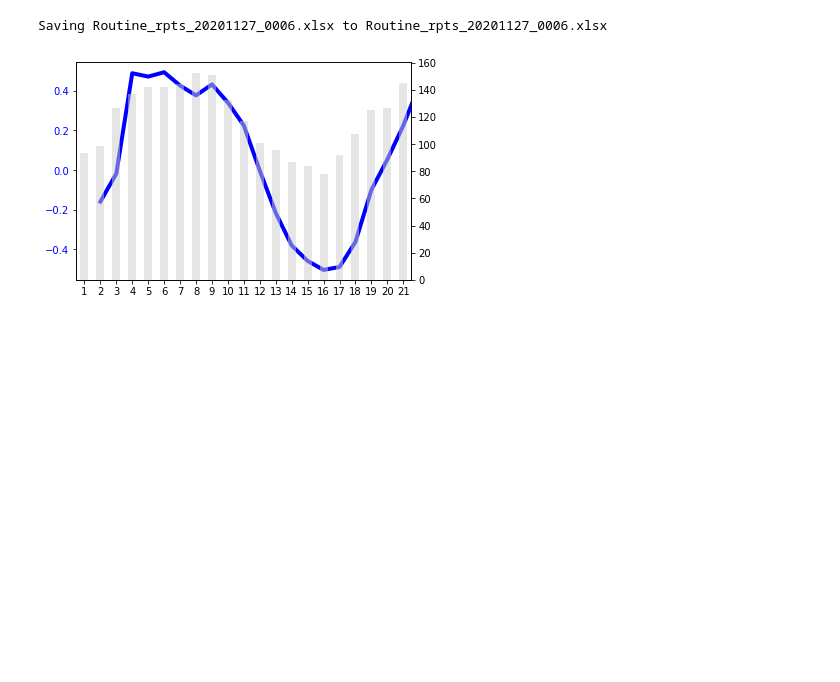
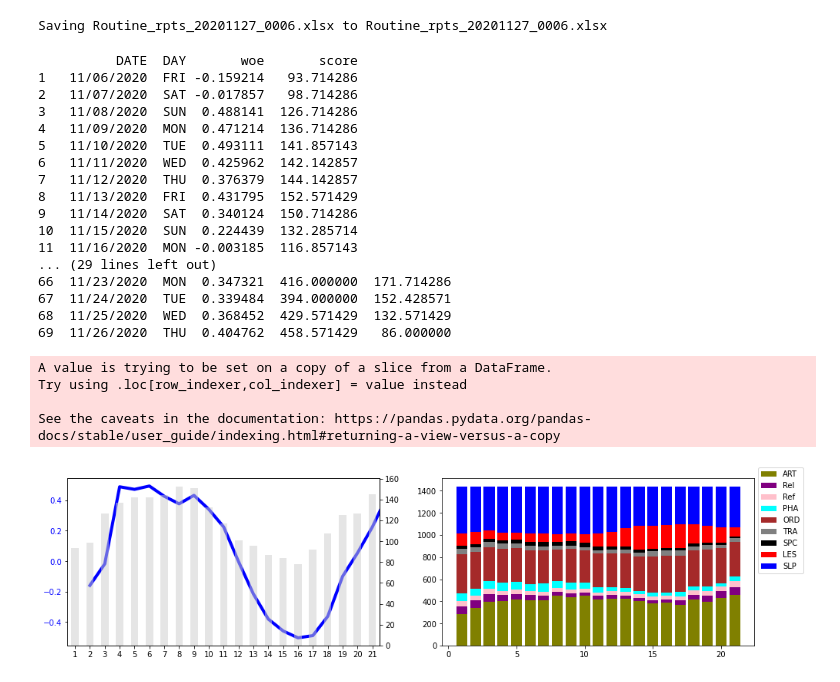
Before and after one commit to son50git/Routine-with-Python, a Jupyter notebook: StackedBar_v10.ipynb, the cells around one changed output. Saved outputs shown, nothing was run; the diff lists cells and outputs as text; code cells hidden in the pictures; blank space fills up the shorter version.

```diff
--- a/StackedBar_v10.ipynb
+++ b/StackedBar_v10.ipynb
@@ -16,30 +16,3 @@ rpt_name ="Routine_rpts_20201127_0006.xlsx"
 Mounted at /content/drive
 [interactive output not drawn]
 Saving Routine_rpts_20201127_0006.xlsx to Routine_rpts_20201127_0006.xlsx
-# %%
-def woe_and_scores(rpt_name):
-
-  sheet = "Daily_Output_Sup"
-  woe_df = pd.read_excel(rpt_name, sheet_name=sheet)
-  woe_df.drop(woe_df.tail(1).index,inplace=True) # drop the last row
-  woe_df["woe"] = woe_df.WOE.rolling(7, 7).mean()
-  woe_df["score"] = woe_df.SCORE.rolling(7, 7).mean()
-
-  woe_df = woe_df.tail(21)
-
-  woe_df.reset_index(inplace=True)
-  woe_df.index = woe_df.index + 1
-  woe_df = woe_df[["DATE","DAY","woe","score"]]
-
-  # print(woe_df.tail(21))
-  # print()
-
-  fig, ax1 = plt.subplots()
-  ax1.plot(woe_df["woe"], color='blue', linewidth=4)
-  ax1.tick_params(axis='y', labelcolor='blue')
-  ax2 = ax1.twinx()
-  woe_df["score"].plot(kind='bar', facecolor='.8', alpha=.5)
-# %%
-woe_and_scores(rpt_name)
-# %% [output]
-[figure, removed]
@@ -45,0 +79,25 @@ woe_and_scores(rpt_name)
+# %%
+woe_and_scores(rpt_name, data_dur=21, roll_prd=7, min_periods=7)
+# %% [output]
+          DATE  DAY       woe       score
+1   11/06/2020  FRI -0.159214   93.714286
+2   11/07/2020  SAT -0.017857   98.714286
+3   11/08/2020  SUN  0.488141  126.714286
+4   11/09/2020  MON  0.471214  136.714286
+5   11/10/2020  TUE  0.493111  141.857143
+6   11/11/2020  WED  0.425962  142.142857
+7   11/12/2020  THU  0.376379  144.142857
+8   11/13/2020  FRI  0.431795  152.571429
+9   11/14/2020  SAT  0.340124  150.714286
+10  11/15/2020  SUN  0.224439  132.285714
+11  11/16/2020  MON -0.003185  116.857143
+... (29 lines left out)
+66  11/23/2020  MON  0.347321  416.000000  171.714286
+67  11/24/2020  TUE  0.339484  394.000000  152.428571
+68  11/25/2020  WED  0.368452  429.571429  132.571429
+69  11/26/2020  THU  0.404762  458.571429   86.000000
+A value is trying to be set on a copy of a slice from a DataFrame.
+Try using .loc[row_indexer,col_indexer] = value instead
+
+See the caveats in the documentation: https://pandas.pydata.org/pandas-docs/stable/user_guide/indexing.html#returning-a-view-versus-a-copy
+[figure, added]
```
Also changed, not shown: parts of 1 cell of this notebook.
